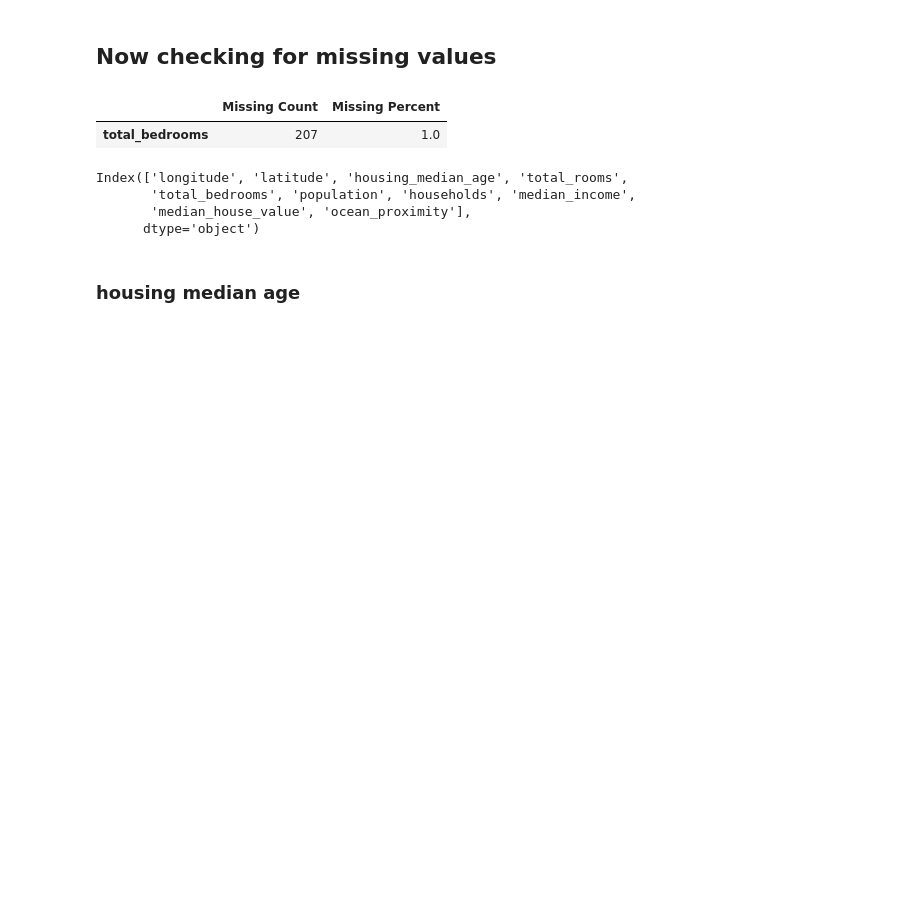
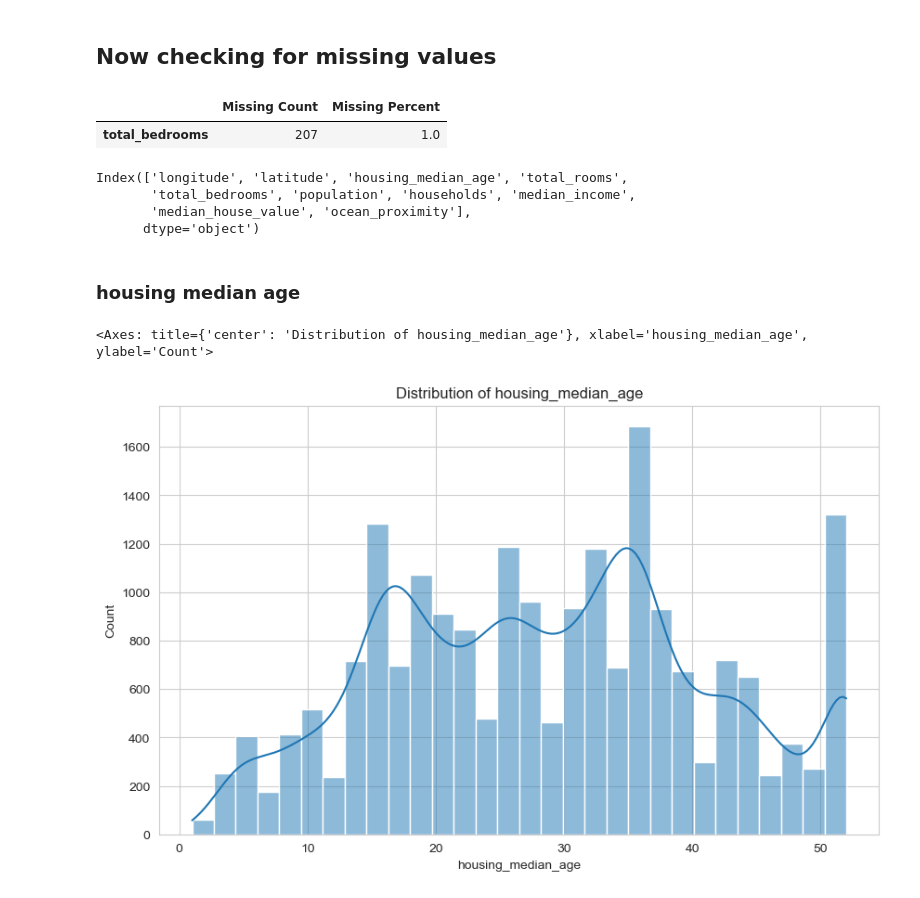
Before and after one commit to Biswajeet111/ML-Codes, a Jupyter notebook: Applied-ML/A2_Notebook.ipynb, the cells around one changed output. Drawn from its saved outputs; the diff is of its cells as text; code cells hidden in the pictures; blank space fills up the shorter version.

```diff
--- a/Applied-ML/A2_Notebook.ipynb
+++ b/Applied-ML/A2_Notebook.ipynb
@@ -5,0 +7,9 @@ import seaborn as sns
+# %%
+from sklearn.model_selection import train_test_split
+from sklearn.preprocessing import StandardScaler
+from sklearn.feature_selection import VarianceThreshold
+
+warnings.filterwarnings('ignore')
+pd.set_option('display.max_columns', None)
+sns.set_style('whitegrid')
+print("All necessary libraries have been imported and configured.")
@@ -78,10 +90,10 @@ Index(['longitude', 'latitude', 'housing_median_age', 'total_rooms',
        'median_house_value', 'ocean_proximity'],
       dtype='object')
 # %%
-structural_cat_features =[
+structural_num_features =[
     "total_bedrooms"
 ]
-df[structural_cat_features] = df[structural_cat_features].fillna("None")
+df[structural_num_features] = df[structural_num_features].fillna(0)
 # %% [markdown]
 ### housing median age
 # %%
@@ -95,3 +107,10 @@ df["housing_median_age"]=df.apply(
     else row["housing_median_age"],
     axis=1
 )
+# %%
+plt.figure(figsize=(10,6))
+plt.title("Distribution of housing_median_age")
+sns.histplot(df["housing_median_age"], bins=30, kde=True)
+# %% [output]
+<Axes: title={'center': 'Distribution of housing_median_age'}, xlabel='housing_median_age', ylabel='Count'>
+[figure, added]
```
Also changed, not shown: parts of 3 cells of this notebook, 1 other file.
